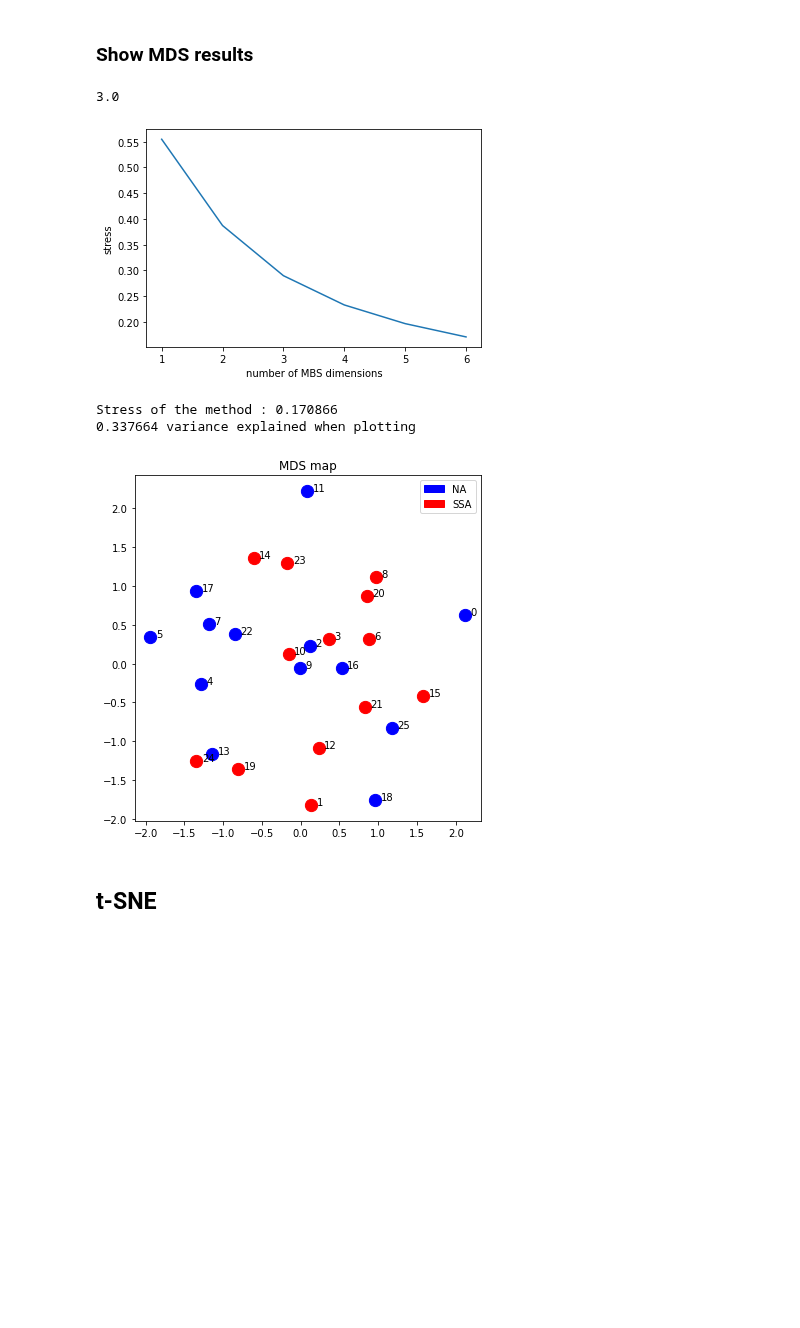
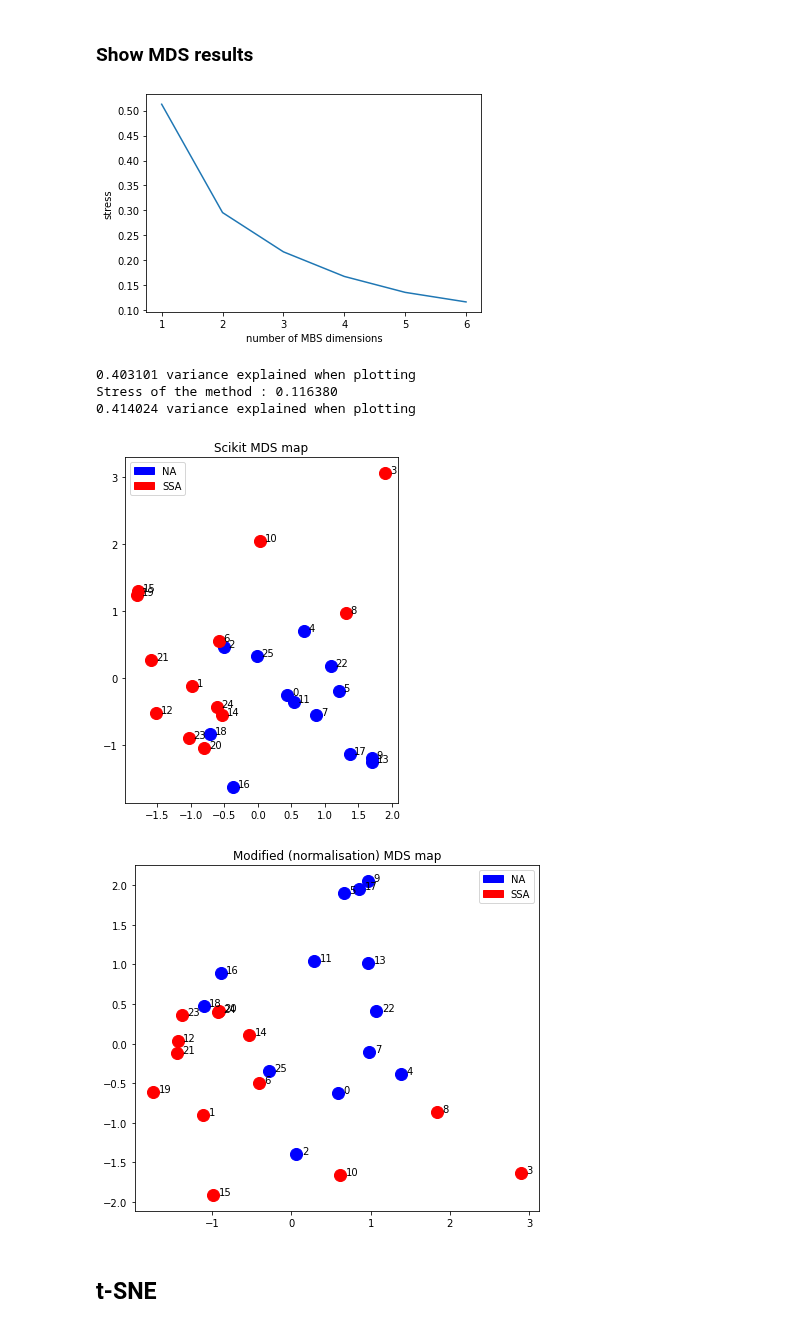
Before and after one commit to alexandremerasli/TFE, a Jupyter notebook: cluster_data.ipynb, the cells around one changed output. Drawn from its saved outputs; the diff is of its cells as text; code cells hidden in the pictures; blank space fills up the shorter version.

```diff
--- a/cluster_data.ipynb
+++ b/cluster_data.ipynb
@@ -185,8 +182,8 @@ group 1 (SSA):  [ 1  3  6  8 10 12 14 15 19 20 21 23 24]
 # %% [markdown]
 ### Hierarchical clustering based on euclidean distance
 # %%
-matrix_dist = computeDistanceMatrix(50)
-plt.matshow(matrix_dist, cmap=plt.cm.Blues)
+distance_matrix = computeDistanceMatrix(45)
+plt.matshow(distance_matrix, cmap=plt.cm.Blues)
 plt.title("Euclidean distance")
 plt.colorbar()
 plt.show()
@@ -631,9 +627,9 @@ def computeMDSCoordinate(n_comp,matrix_dist,metric=True,printStress=False,dissim
 # Scikit MDS
 from sklearn import manifold
 
-def mdsScikit(n_comp,dissimilarity='precomputed'):
-    mds = manifold.MDS(n_components=n_comp,random_state=1,dissimilarity=dissimilarity)
-    mds.fit(matrix_dist)
+def mdsScikit(n_comp,distance_matrix,dissimilarity='precomputed'):
+    mds = manifold.MDS(n_components=n_comp,random_state=1,dissimilarity=dissimilarity,eps=1e-10)
+    mds.fit(distance_matrix)
     points = mds.embedding_
     stress = mds.stress_
 
@@ -645,0 +644,19 @@ def mdsScikit(n_comp,dissimilarity='precomputed'):
+# %%
+from skbio.stats.ordination import pcoa
+distance_matrix = computeDistanceMatrix(45)
+#distance_matrix = np.sqrt(distance_matrix)
+distance_matrix = distance_matrix + 2
+for i in range(len(matrix)):
+    distance_matrix[i,i] = 0
+pcoa_map = pcoa(distance_matrix, method='eigh', number_of_dimensions=25)
+print(pcoa_map.proportion_explained)
+print(np.sum(pcoa_map.proportion_explained))
+print(pcoa_map.eigvals)
+points = pcoa_map.samples.shape
+
+# Plot
+pcoa_map.plot()
+
+points = np.array(pcoa_map.samples)
+points = transformPoints(points)
+plotMdsPoints(points,title='PCoA map')
@@ -676,8 +712,8 @@ def plotMdsPoints(points,projection=False,title='Ground truth'):
             color = 'red'
         ax.annotate(i,(points[i,0],points[i,1]),xytext=(points[i,0]+0.07,points[i,1]))
 
-    plt.scatter(points[narrative,0],points[narrative,1],color='blue',s=150,label='NA')
-    plt.scatter(points[stimulus,0],points[stimulus,1],color='red',s=150,label='SSA')
+    plt.scatter(points[narrative,0],points[narrative,1],color='blue',s=145,label='NA')
+    plt.scatter(points[stimulus,0],points[stimulus,1],color='red',s=145,label='SSA')
 
     NA = mpatches.Patch(color='blue', label='NA')
     SSA = mpatches.Patch(color='red', label='SSA')
@@ -687,9 +723,9 @@ def plotMdsPoints(points,projection=False,title='Ground truth'):
 
 # Find best MDS dimension
 stress = np.zeros((int(N/4),1)) # dimension rule : dimension < N/4
-matrix_dist = computeDistanceMatrix()
+distance_matrix = computeDistanceMatrix(45)
 for i in range(1,int(N/4)+1):
-    points,stress[i-1] = computeMDSCoordinate(i,matrix_dist)
+    points,stress[i-1] = computeMDSCoordinate(i,distance_matrix)
 
 plt.plot(np.arange(1,int(N/4)+1),stress)
 plt.xlabel("number of MBS dimensions")
@@ -699,16 +735,20 @@ plt.ylabel("stress")
 # EDA : 3 or 4
 mdsDim = 6
 # %% [output]
-3.0
-[figure, old version]
+[figure, new version]
 # %%
 # MDS with Normalised stress
-points,stress = computeMDSCoordinate(mdsDim,matrix_dist,dissimilarity='precomputed',printStress=True)
-plotMdsPoints(points,projection=True,title='MDS map')
+points = mdsScikit(mdsDim,distance_matrix,dissimilarity='precomputed')
+plotMdsPoints(points,projection=True,title='Scikit MDS map')
+plt.figure()
+points,stress = computeMDSCoordinate(mdsDim,distance_matrix,dissimilarity='precomputed',printStress=True)
+plotMdsPoints(points,projection=True,title='Modified (normalisation) MDS map')
 # %% [output]
-Stress of the method : 0.170866
-0.337664 variance explained when plotting
+0.403101 variance explained when plotting
+Stress of the method : 0.116380
+0.414024 variance explained when plotting
-[figure, old version]
+[figure, new version]
+[figure, added]
 # %% [markdown]
 ## t-SNE
 # %%
```
Also changed, not shown: parts of 21 cells of this notebook.
